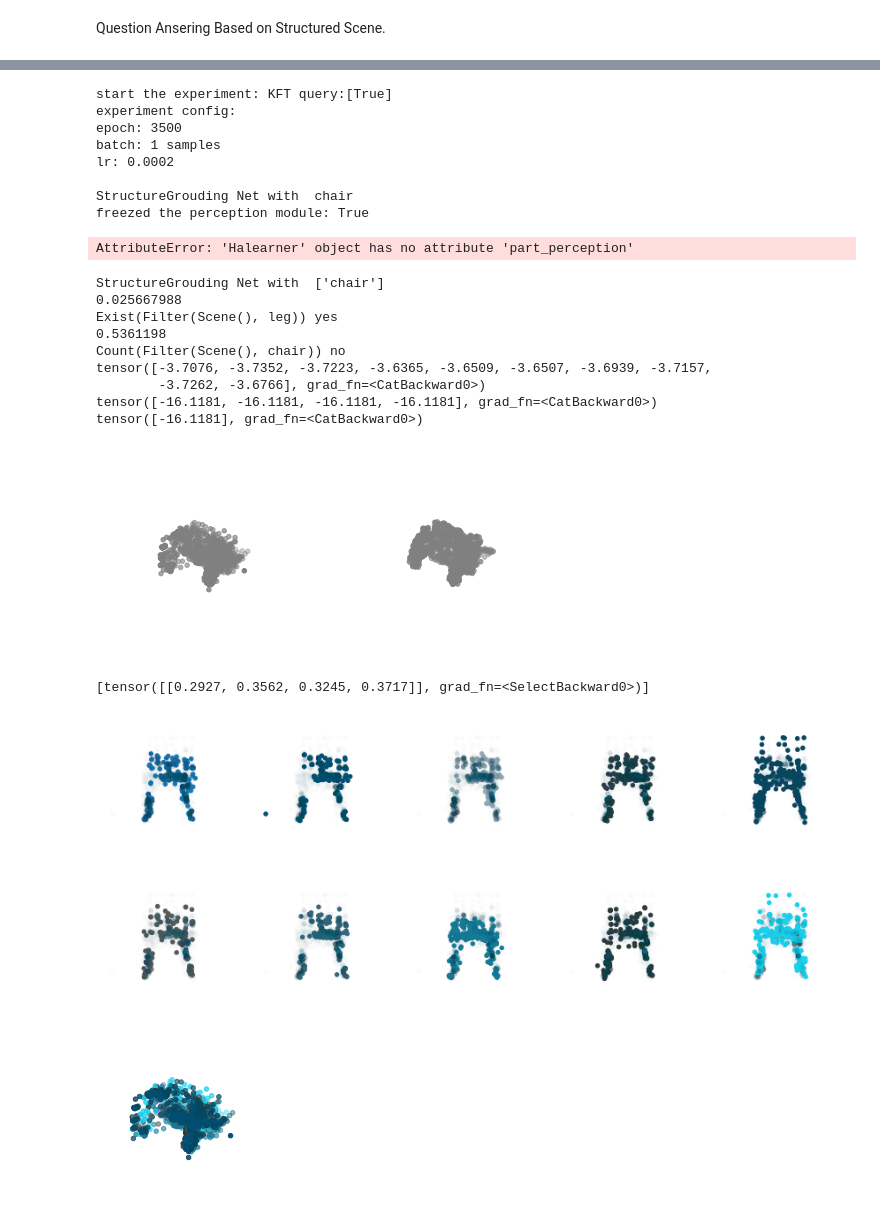
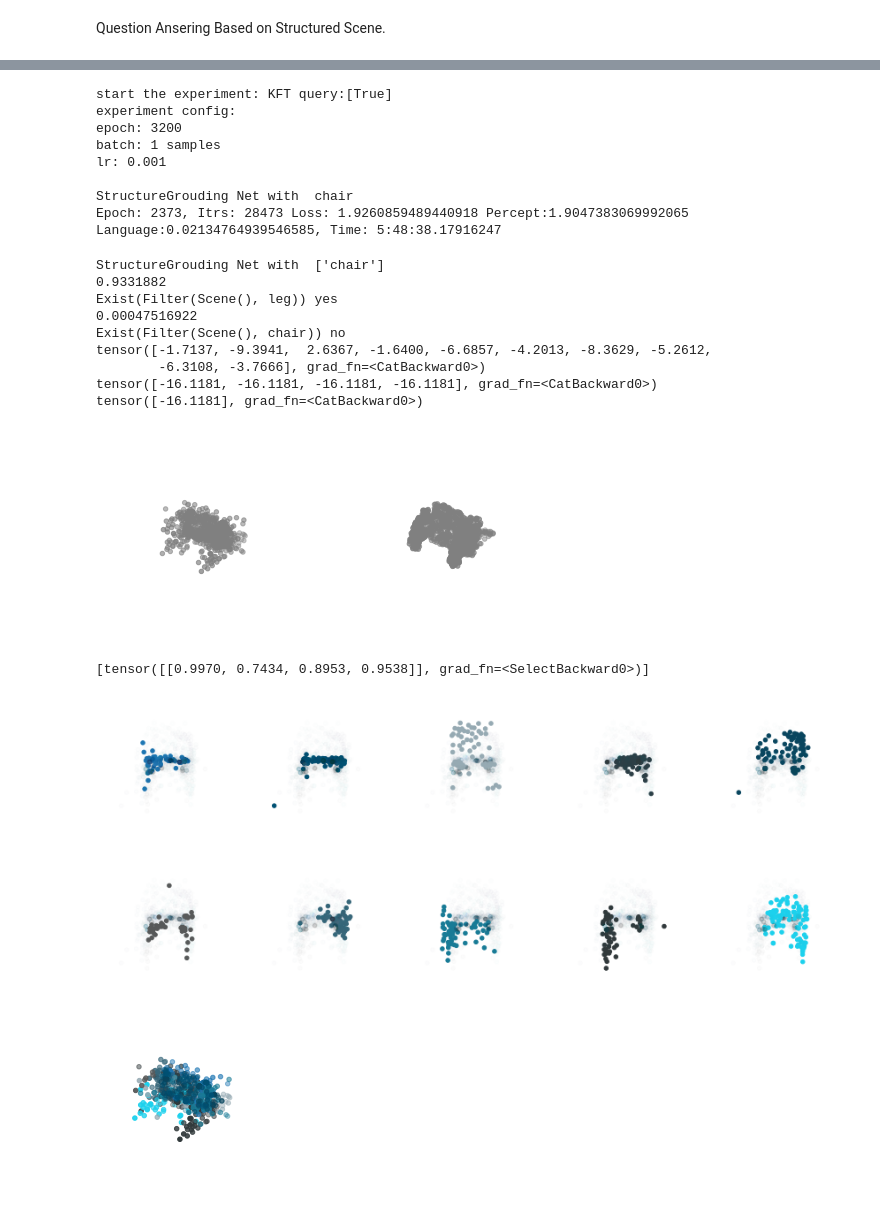
Before and after one commit to ZongjingLi/Hierarchical-Learner, a Jupyter notebook: HierarchyLearner/demoseq.ipynb, the cells around one changed output, grey strips where cells are left out. Drawn from its saved outputs; the diff is of its cells as text; code cells hidden in the pictures.

```diff
--- a/HierarchyLearner/demoseq.ipynb
+++ b/HierarchyLearner/demoseq.ipynb
@@ -70,7 +70,7 @@ argparser.add_argument("--device",                  default = config.device)
 argparser.add_argument("--name",                    default = "KFT")
 argparser.add_argument("--epoch",                   default = 400 * 3)
 argparser.add_argument("--optimizer",               default = "Adam")
-argparser.add_argument("--lr",                      default = 2e-4)
+argparser.add_argument("--lr",                      default = 1e-3)
 argparser.add_argument("--batch_size",              default = 1)
 argparser.add_argument("--dataset",                 default = "StructureNet")
 argparser.add_argument("--category",                default = ["chair"])
@@ -239,7 +239,7 @@ Exist(Filter(Scene(), leg)) yes
 # /Users/melkor/miniforge3/envs/Melkor/bin/python ./main.py --log_dir=plane_dim2 --indim=2 --scheduler=5
 args.epoch = 2000
 model.perception.split_components = False
-model = train(model, config, args, num_sample = 2)
+model = train(model, config, args, num_sample = 12)
 # %% [output]
 start the experiment: KFT query:[False]
 experiment config:
@@ -283,21 +284,21 @@ visualize_pointcloud_components(components[0].detach())
 # %%
-args.epoch = 3500
+args.epoch = 3200
 args.alpha = 1.0
-args.beta = 0.01
+args.beta = 1.0
 model.perception.split_components = False
-args.freeze_perception = True
-#print(sample)
-model = train(model, config, args, num_sample = 2, phase = "1")
+args.freeze_perception = False
+
+unfreeze_parameters(model.perception)
+model = train(model, config, args, num_sample = 12, phase = "1")
 # %% [output]
 start the experiment: KFT query:[True]
 experiment config:
-epoch: 3500
+epoch: 3200
 batch: 1 samples
-lr: 0.0002
+lr: 0.001
 
 StructureGrouding Net with  chair
-freezed the perception module: True
+Epoch: 2373, Itrs: 28473 Loss: 1.9260859489440918 Percept:1.9047383069992065 Language:0.02134764939546585, Time: 5:48:38.17916247
-AttributeError: 'Halearner' object has no attribute 'part_perception'
 # %%
 
 train_dataset = StructureGroundingDataset(config, category = args.category, split = "train", phase = "1")
@@ -329,46 +330,46 @@ kwargs = {"features":features,
 
 qa_programs = [
     "exist(filter(scene(),leg))",
-    "count(filter(scene(),chair))",
+    "exist(filter(scene(),chair))",
     "filter(scene(),leg)",
     ]
 answers = [
     "yes","no","na","na"
 ]
 
 language_loss = 0.0
 model.executor.effective_level = 1
 for i,q in enumerate(qa_programs):
         answer = answers[i]
 
         q = model.executor.parse(q)
 
 
         o = model.executor(q, **kwargs)
 
 
         if isinstance(o["end"],list):
             for item in o["end"]:print(item)
         else:
             print(o["end"].sigmoid().detach().numpy())
             print(q,answer)
 plt.show()
 visualize_pointcloud_components(components[0].detach())
 print(connections)
 # %% [output]
 StructureGrouding Net with  ['chair']
-0.025667988
+0.9331882
 Exist(Filter(Scene(), leg)) yes
-0.5361198
-Count(Filter(Scene(), chair)) no
-tensor([-3.7076, -3.7352, -3.7223, -3.6365, -3.6509, -3.6507, -3.6939, -3.7157,
-        -3.7262, -3.6766], grad_fn=<CatBackward0>)
+0.00047516922
+Exist(Filter(Scene(), chair)) no
+tensor([-1.7137, -9.3941,  2.6367, -1.6400, -6.6857, -4.2013, -8.3629, -5.2612,
+        -6.3108, -3.7666], grad_fn=<CatBackward0>)
 tensor([-16.1181, -16.1181, -16.1181, -16.1181], grad_fn=<CatBackward0>)
 tensor([-16.1181], grad_fn=<CatBackward0>)
-[figure, old version]
+[figure, new version]
-[tensor([[0.2927, 0.3562, 0.3245, 0.3717]], grad_fn=<SelectBackward0>)]
+[tensor([[0.9970, 0.7434, 0.8953, 0.9538]], grad_fn=<SelectBackward0>)]
-[figure, old version]
+[figure, new version]
-[figure, old version]
+[figure, new version]
 # %%
 def generate_segmentation(model,dataset, target_concepts = ["leg"]):
     segmentations = []
```
Also changed, not shown: parts of 7 cells of this notebook, 8 other files.
